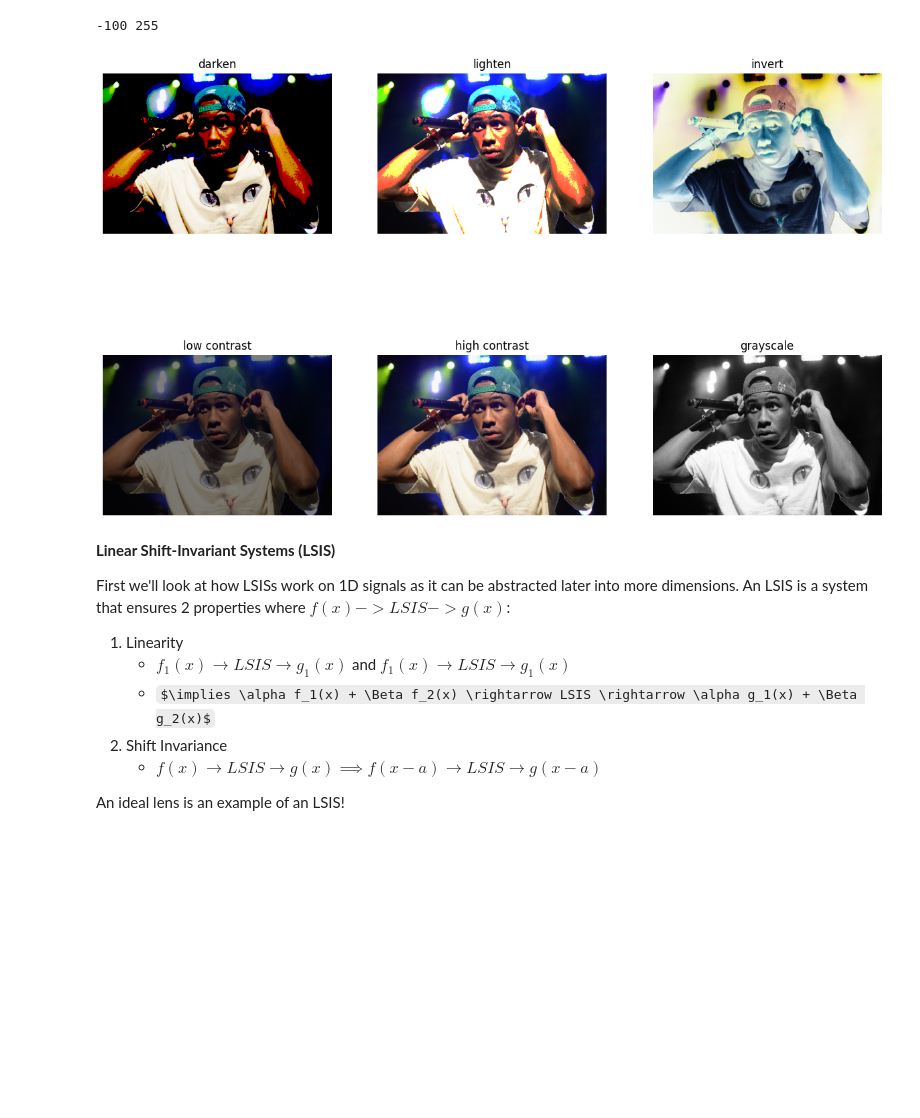
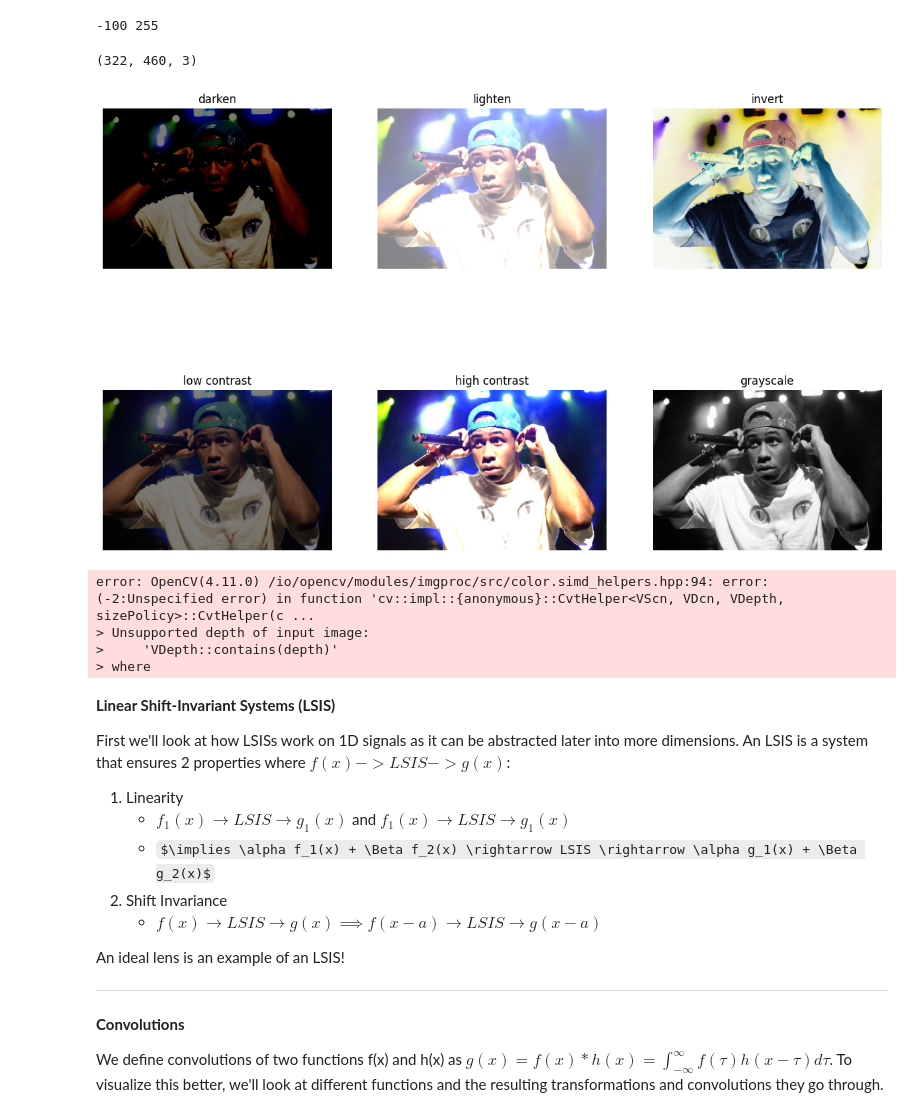
Before and after one commit to aarush-umap/3Dvision, a Jupyter notebook: image_processing.ipynb, the cells around one changed output. Cells and saved outputs as stored; diff of their text form; code cells hidden in the pictures; some formulas as TeX source; blank space fills up the shorter version.

```diff
--- a/image_processing.ipynb
+++ b/image_processing.ipynb
@@ -40,26 +40,34 @@ print(mi, ma)
 # %% [output]
 -100 255
 # %%
-new_tyler = np.int32(tyler)
+new_tyler = np.int32(cv2.cvtColor(tyler, cv2.COLOR_BGR2RGB))
 modified_tylers = {
-    'darken': np.where(new_tyler - 128 < 0, 0, tyler), # darken
-    "lighten": np.where(new_tyler + 128 > 255, 255, tyler), # lighten
-    'invert': 255 - tyler, # invert
-    'low contrast': tyler // 2, # low contrast
-    'high contrast': np.where(tyler * 2 > 255, 255, tyler), # high contrast
+    'darken': np.clip(new_tyler - 128, 0, 255), # darken
+    "lighten": np.clip(new_tyler + 128, 0, 255), # lighten
+    'invert': 255 - new_tyler, # invert
+    'low contrast': new_tyler // 2, # low contrast
+    'high contrast': np.clip(new_tyler * 2, 0, 255), # high contrast
     'grayscale': (0.1 * tyler[...,0]) + (0.6 * tyler[...,1]) +(0.3 * tyler[...,2]) # grayscale
 }
-
+print(modified_tylers['darken'].shape)
 fig, ax = plt.subplots(2,3, figsize=(15,10))
 for i, (name, image) in enumerate(modified_tylers.items()):
     if i < 5:
-        ax[i//3][i%3].imshow(cv2.cvtColor(image, cv2.COLOR_BGR2RGB), label=name)
+        ax[i//3][i%3].imshow(image)
     else:
         ax[1][2].imshow(image, cmap='gray', label = name)
     ax[i//3][i%3].set_title(name)
     ax[i//3][i%3].axis('off')
 # %% [output]
+(322, 460, 3)
-[figure, old version]
+[figure, new version]
+# %%
+plt.imshow(cv2.cvtColor(modified_tylers['lighten'], cv2.COLOR_BGR2RGB))
+# %% [output]
+error: OpenCV(4.11.0) /io/opencv/modules/imgproc/src/color.simd_helpers.hpp:94: error: (-2:Unspecified error) in function 'cv::impl::{anonymous}::CvtHelper<VScn, VDcn, VDepth, sizePolicy>::CvtHelper(c ...
+> Unsupported depth of input image:
+>     'VDepth::contains(depth)'
+> where
 # %% [markdown]
 **Linear Shift-Invariant Systems (LSIS)**
 
@@ -72,3 +80,9 @@ First we'll look at how LSISs work on 1D signals as it can be abstracted later i
 
 
 An ideal lens is an example of an LSIS!
+
+----
+
+**Convolutions**
+
+We define convolutions of two functions f(x) and h(x) as $g(x) = f(x) \ast h(x) = \int_{-\infty}^{\infty}f(\tau)h(x-\tau)d\tau$. To visualize this better, we'll look at different functions and the resulting transformations and convolutions they go through.
```
Also changed, not shown: parts of 3 cells of this notebook.
